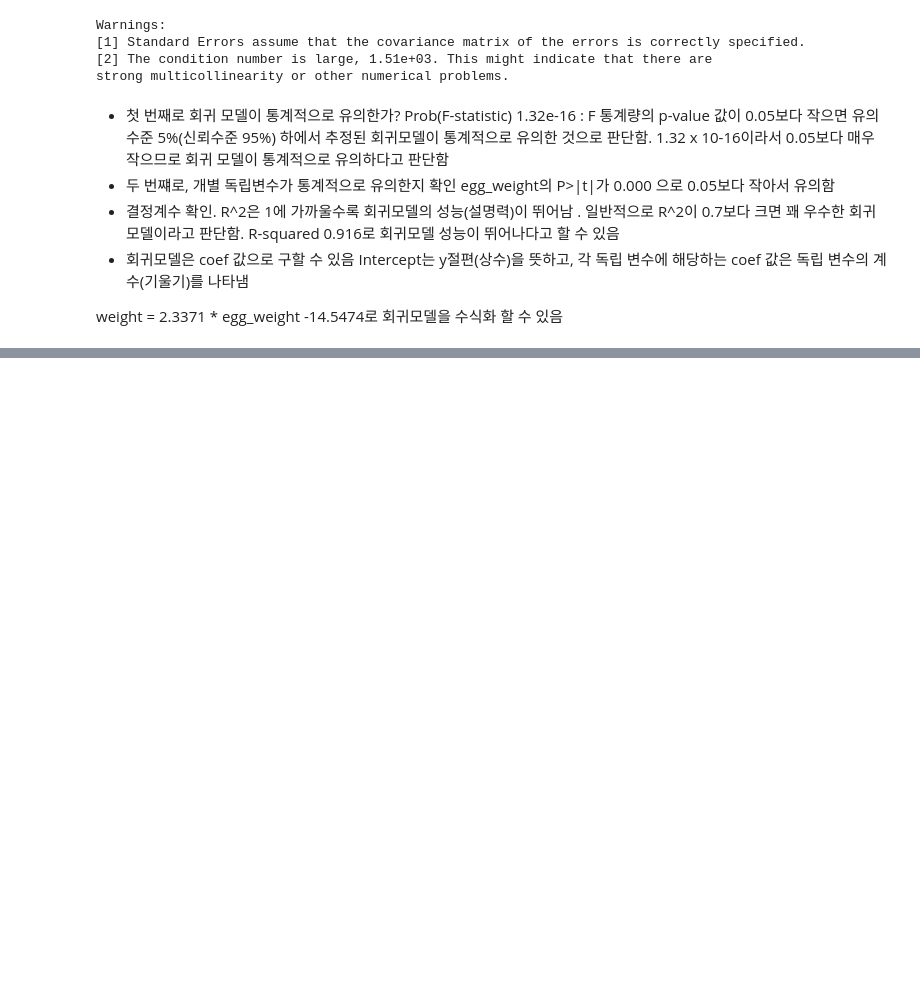
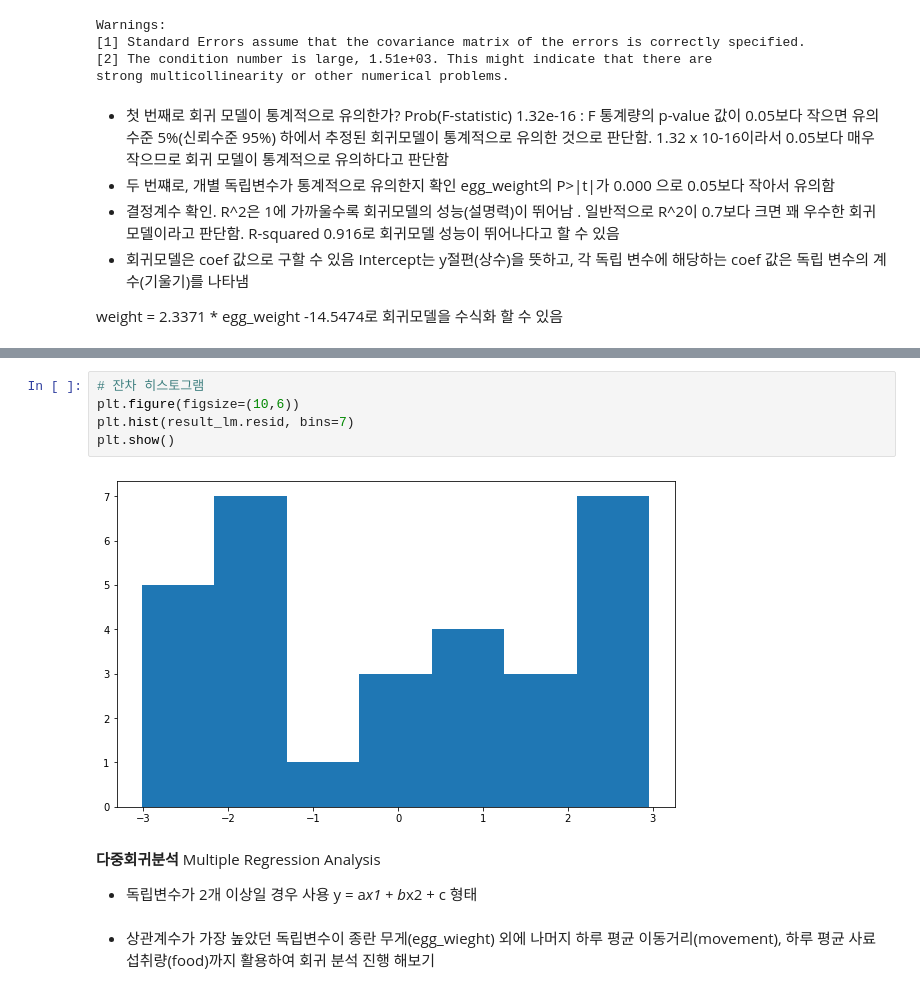
Before and after one commit to heyggun/Data_EDA, a Jupyter notebook: 현장에서_바로_써먹는_데이터_분석_with_파이썬_(1).ipynb, the cells around one changed output, grey strips where cells are left out. Drawn from its saved outputs; the diff is of its cells as text; blank space fills up the shorter version.

```diff
--- a/현장에서_바로_써먹는_데이터_분석_with_파이썬_(1).ipynb
+++ b/현장에서_바로_써먹는_데이터_분석_with_파이썬_(1).ipynb
@@ -616,0 +650,14 @@ strong multicollinearity or other numerical problems.
+# %%
+# 잔차 히스토그램
+plt.figure(figsize=(10,6))
+plt.hist(result_lm.resid, bins=7)
+plt.show()
+# %% [output]
+[figure, added]
+# %% [markdown]
+**다중회귀분석**
+Multiple Regression Analysis
+- 독립변수가 2개 이상일 경우 사용
+y = a*x1 + b*x2 + c 형태
+# %% [markdown]
+- 상관계수가 가장 높았던 독립변수이 종란 무게(egg_wieght) 외에 나머지 하루 평균 이동거리(movement), 하루 평균 사료 섭취량(food)까지 활용하여 회귀 분석 진행 해보기
```
Also changed, not shown: parts of 37 cells of this notebook.
